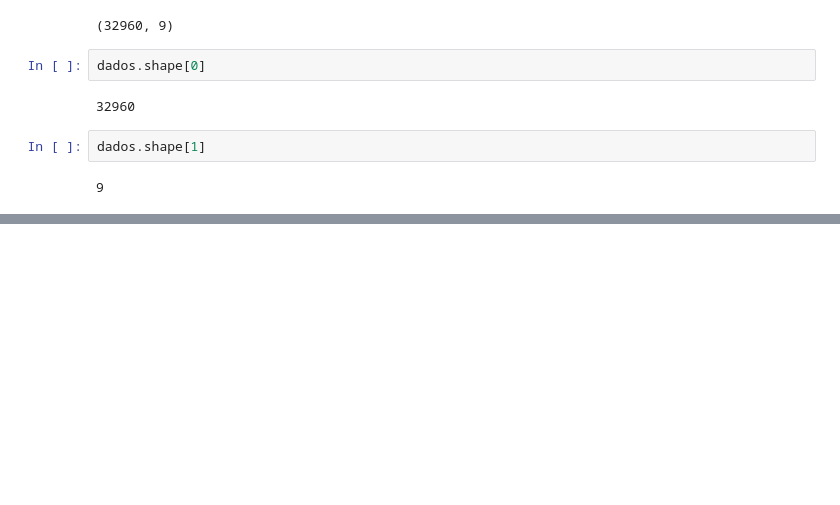
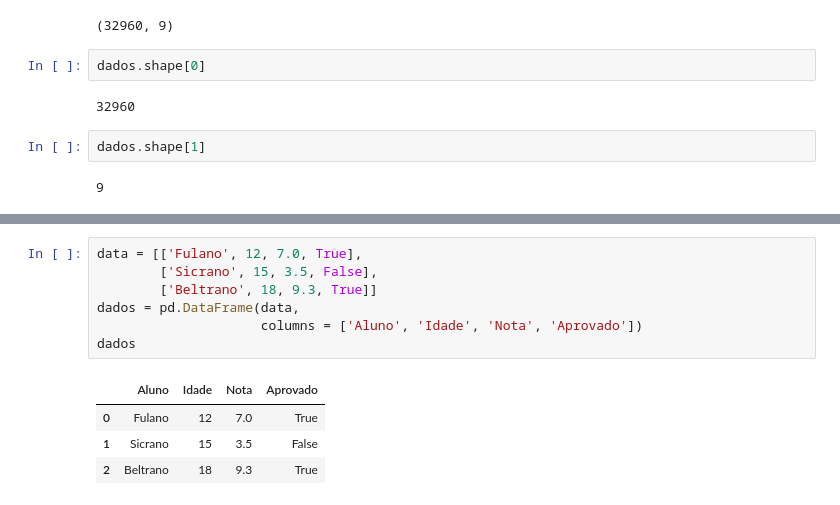
Before and after one commit to cesarcalafrioli/PYTHON_ANOTACOES, a Jupyter notebook: pandas.ipynb, the cells around one changed output, grey strips where cells are left out. Drawn from its saved outputs; the diff is of its cells as text; blank space fills up the shorter version.

```diff
--- a/pandas.ipynb
+++ b/pandas.ipynb
@@ -68,0 +96,12 @@ A base de dados apresenta 32960 registros ( imóveis ) e 9
+# %%
+data = [['Fulano', 12, 7.0, True],
+        ['Sicrano', 15, 3.5, False],
+        ['Beltrano', 18, 9.3, True]]
+dados = pd.DataFrame(data,
+                     columns = ['Aluno', 'Idade', 'Nota', 'Aprovado'])
+dados
+# %% [output]
+|  | Aluno | Idade | Nota | Aprovado |
+| 0 | Fulano | 12 | 7.0 | True |
+| 1 | Sicrano | 15 | 3.5 | False |
+| 2 | Beltrano | 18 | 9.3 | True |
```
Also changed, not shown: parts of 4 cells of this notebook.
